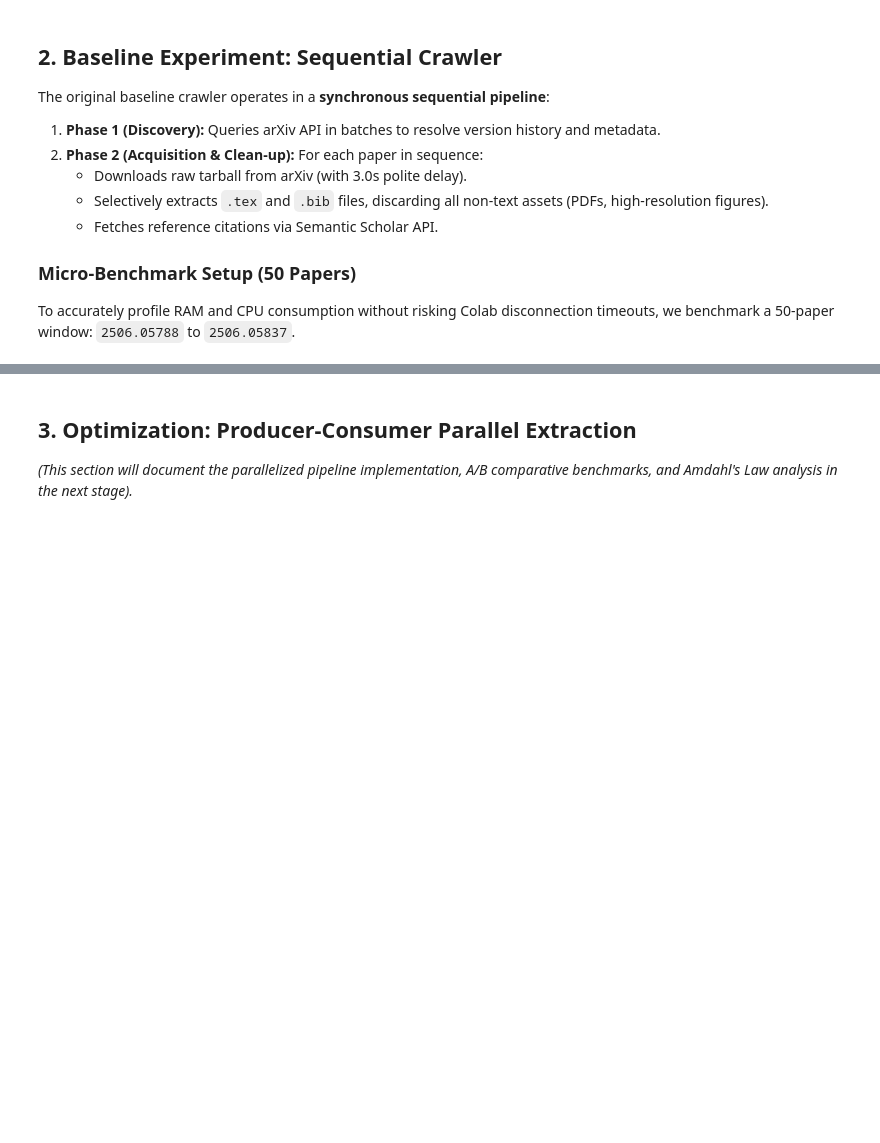
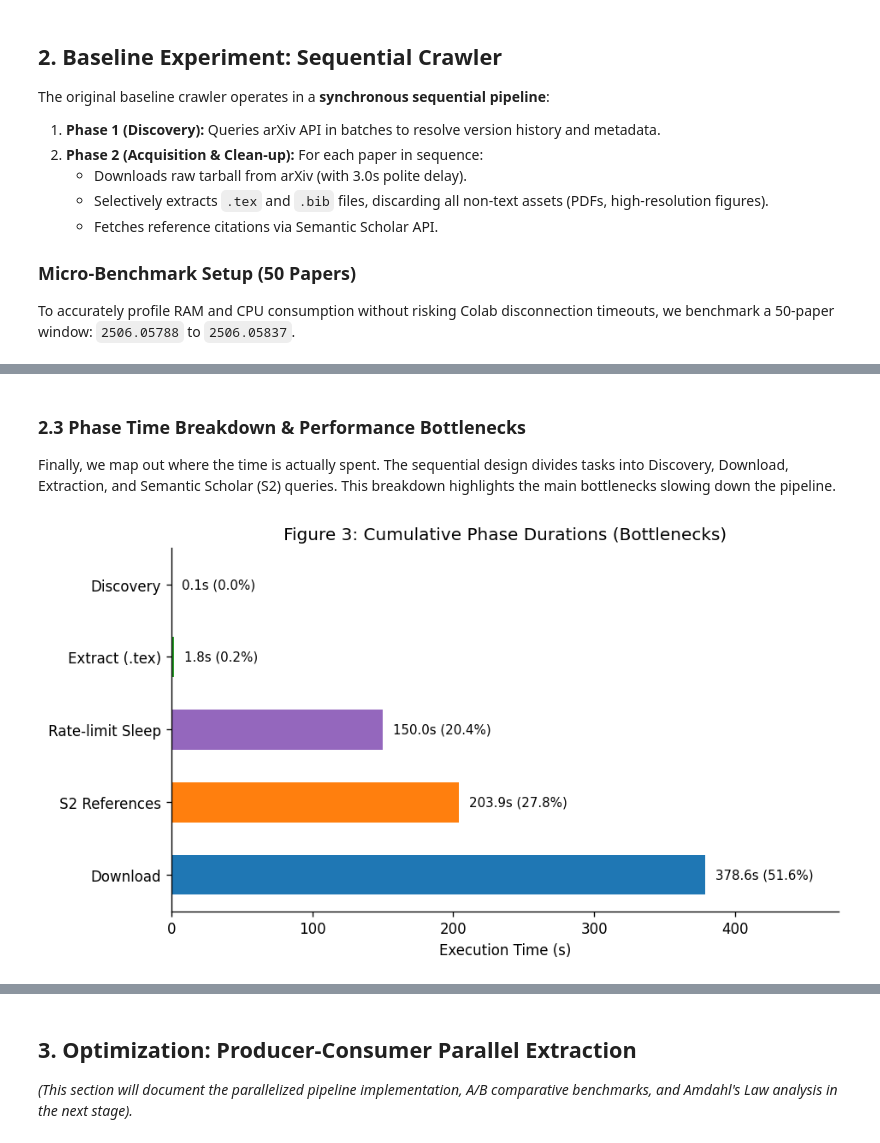
Before and after one commit to QuangPhat101/arXiv-Report, a Jupyter notebook: milestone1/performance.ipynb, the cells around one changed output, grey strips where cells are left out. Cells and saved outputs as stored; diff of their text form; code cells hidden in the pictures; blank space fills up the shorter version.

```diff
--- a/milestone1/performance.ipynb
+++ b/milestone1/performance.ipynb
@@ -395,0 +510,40 @@ else:
+# %% [markdown]
+### 2.3 Phase Time Breakdown & Performance Bottlenecks
+
+Finally, we map out where the time is actually spent. The sequential design divides tasks into Discovery, Download, Extraction, and Semantic Scholar (S2) queries. This breakdown highlights the main bottlenecks slowing down the pipeline.
+# %%
+if baseline_data is not None:
+    phases = baseline_data.get("phase_breakdown_s", {})
+
+    if phases:
+        phase_names = [
+            ("download", "Download"),
+            ("s2_references", "S2 References"),
+            ("rate_limit_sleep", "Rate-limit Sleep"),
+            ("extract", "Extract (.tex)"),
+            ("discovery", "Discovery"),
+        ]
+        ordered_keys = [k for k, _ in phase_names if k in phases]
+        labels = [lbl for k, lbl in phase_names if k in phases]
+        durations = [phases[k] for k in ordered_keys]
+
+        plt.figure(figsize=(8, 4.5))
+        y_pos = np.arange(len(durations))
+        bar_colors = [PRIMARY_BLUE, ACCENT_ORANGE, "#9467bd", ACCENT_GREEN, "#8c564b"][:len(durations)]
+        bars = plt.barh(y_pos, durations, color=bar_colors, height=0.55)
+        plt.yticks(y_pos, labels)
+        plt.xlabel("Execution Time (s)")
+        plt.title("Figure 3: Cumulative Phase Durations (Bottlenecks)")
+
+        total_p = sum(durations) or 1.0
+        for bar, dur in zip(bars, durations):
+            pct = (dur / total_p) * 100
+            plt.text(dur + max(total_p * 0.01, 1.0), bar.get_y() + bar.get_height() / 2,
+                     f"{dur:.1f}s ({pct:.1f}%)", va="center", fontsize=9)
+        plt.xlim(0, max(durations) * 1.25 if durations else 10)
+        plt.tight_layout()
+        plt.show()
+else:
+    print("[!] No baseline data found.")
+# %% [output]
+[figure, added]
```
Also changed, not shown: parts of 11 cells of this notebook.
